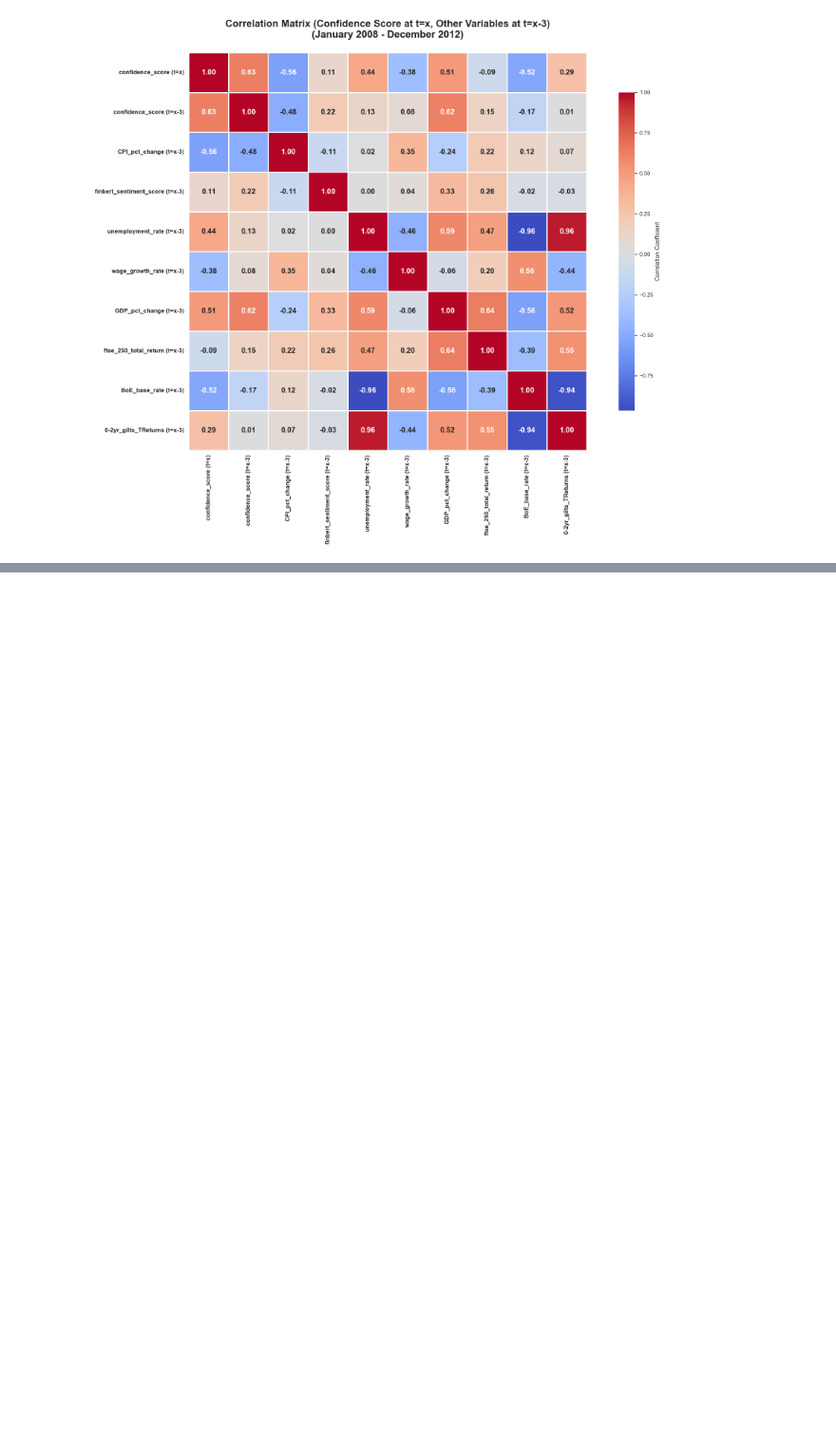
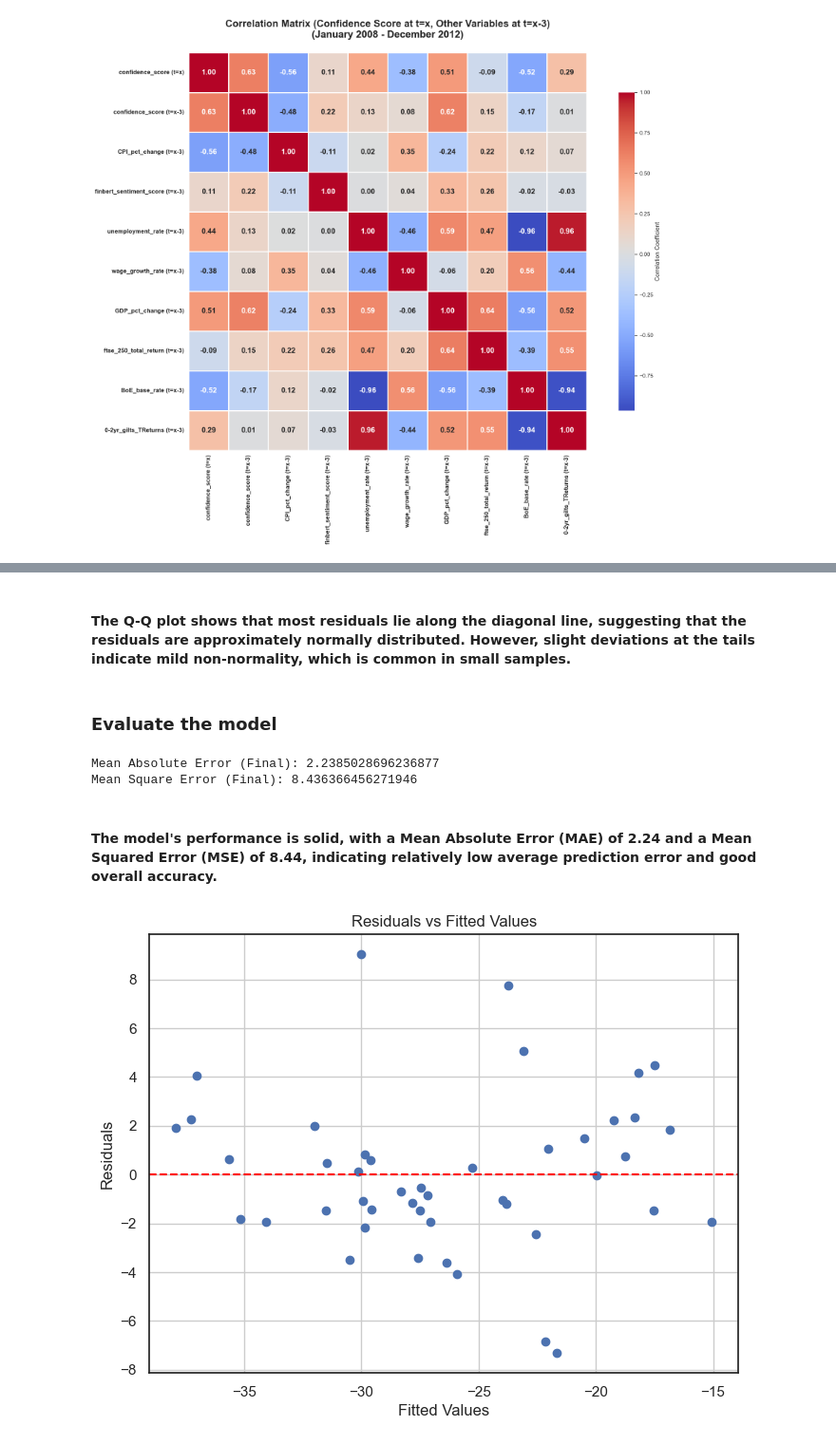
Before and after one commit to gamzebb/group-project, a Jupyter notebook: Confidence Score Analysis Sentiment, Corraletion, Predictions (2008-12).ipynb, the cells around one changed output, grey strips where cells are left out. Shown at 95% size. Cells and saved outputs as stored; diff of their text form; code cells hidden in the pictures; blank space fills up the shorter version.

```diff
--- a/Confidence Score Analysis Sentiment, Corraletion, Predictions (2008-12).ipynb
+++ b/Confidence Score Analysis Sentiment, Corraletion, Predictions (2008-12).ipynb
@@ -605,0 +740,6 @@ plt.show()
+# %%
+# Create train and test data sets.
+# Split the data in 'train' (80%) and 'test' (20%) sets, which is the recommended ratio to prevent overfitting
+x_train, x_test, y_train, y_test = train_test_split(X, y,
+                                                    test_size=0.2,
+                                                    random_state=42)
@@ -605,0 +871,26 @@ plt.show()
+# %% [markdown]
+#### The Q-Q plot shows that most residuals lie along the diagonal line, suggesting that the residuals are approximately normally distributed. However, slight deviations at the tails indicate mild non-normality, which is common in small samples.
+# %% [markdown]
+### Evaluate the model
+# %%
+# Call the metrics.mean_absolute_error function.
+print('Mean Absolute Error (Final):', metrics.mean_absolute_error(y_test, Y_pred))
+
+# Call the metrics.mean_squared_error function.
+print('Mean Square Error (Final):', metrics.mean_squared_error(y_test, Y_pred))
+# %% [output]
+Mean Absolute Error (Final): 2.2385028696236877
+Mean Square Error (Final): 8.436366456271946
+# %% [markdown]
+#### The model's performance is solid, with a Mean Absolute Error (MAE) of 2.24 and a Mean Squared Error (MSE) of 8.44, indicating relatively low average prediction error and good overall accuracy.
+# %%
+plt.figure(figsize=(8, 6))
+plt.scatter(model1.fittedvalues, model1.resid)
+plt.axhline(0, color='red', linestyle='--')
+plt.xlabel("Fitted Values")
+plt.ylabel("Residuals")
+plt.title("Residuals vs Fitted Values")
+plt.grid(True)
+plt.show()
+# %% [output]
+[figure, added]
```
Also changed, not shown: parts of 46 cells of this notebook, 1 other file.
